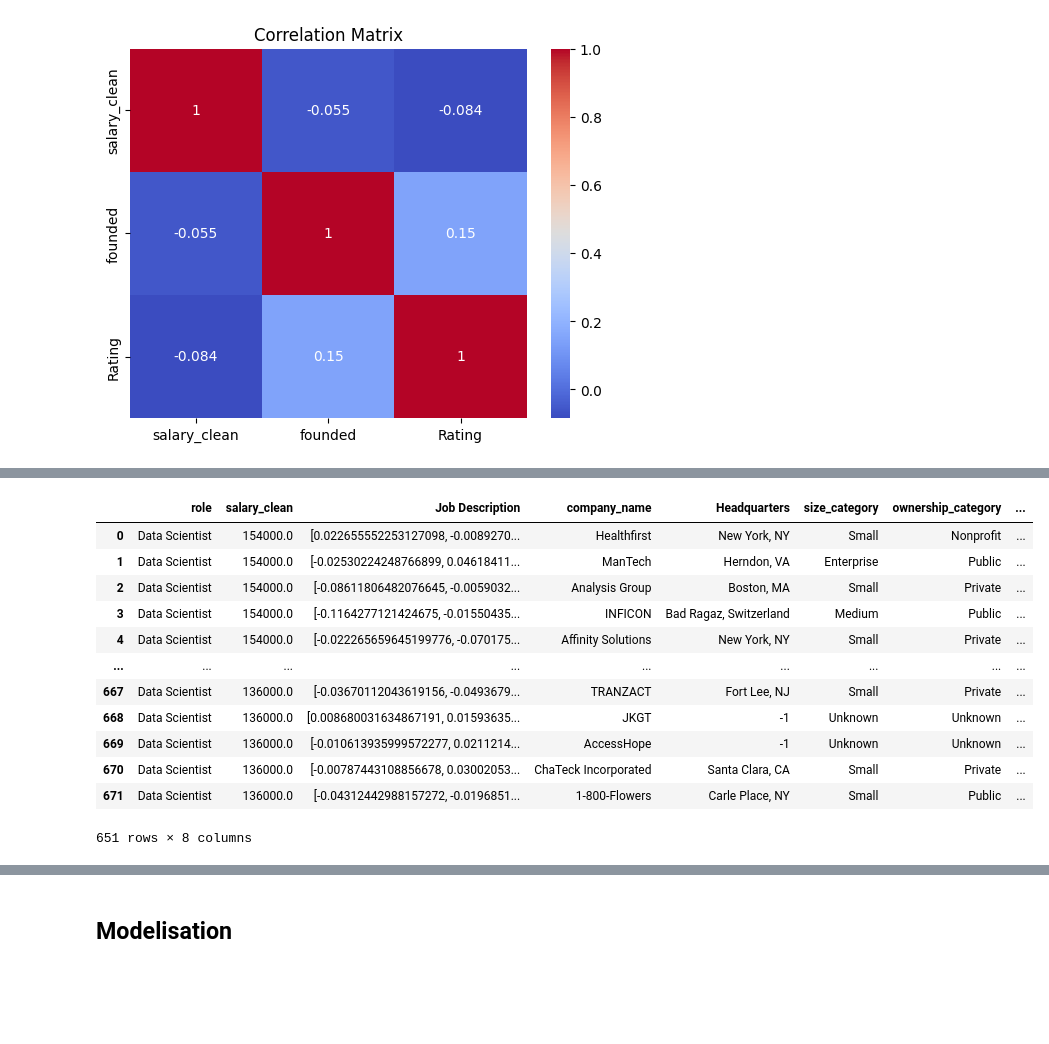
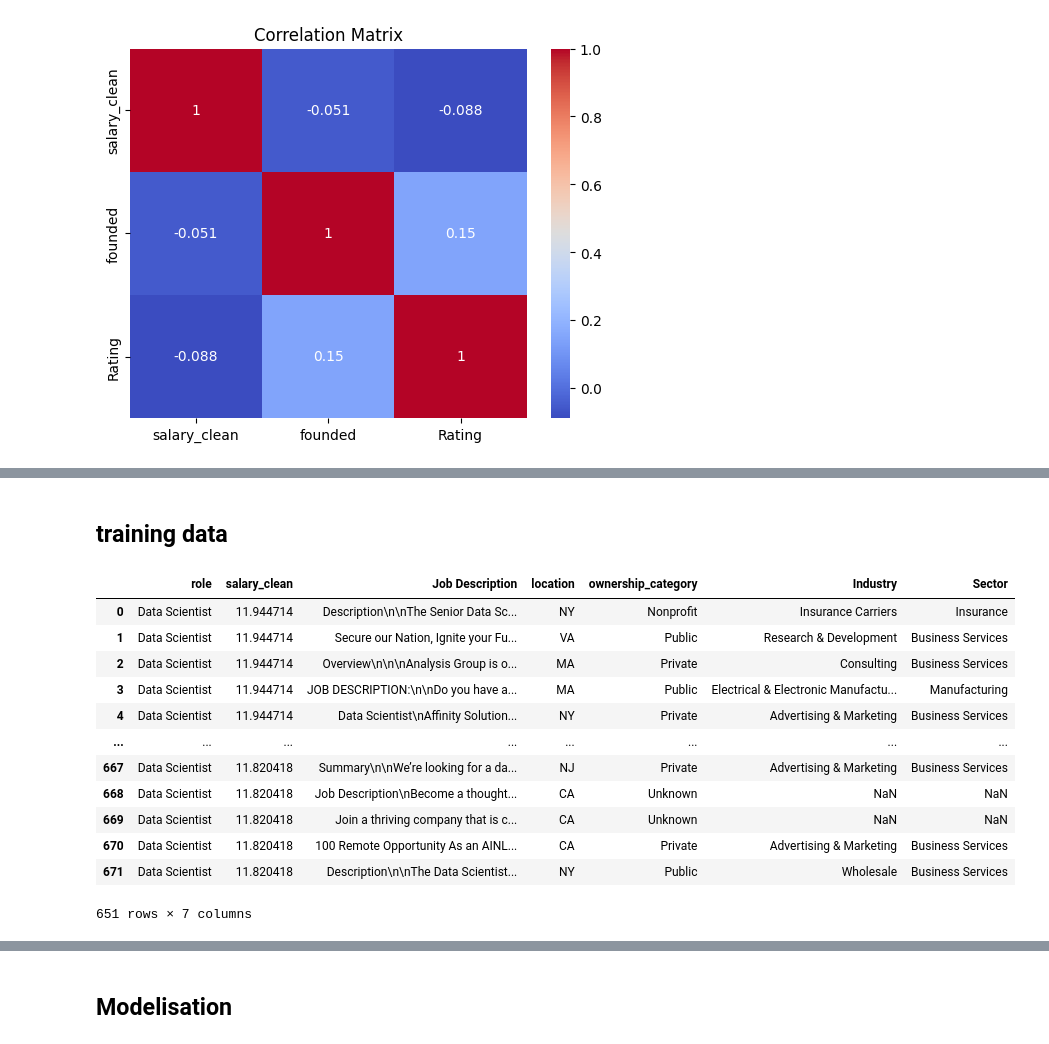
Before and after one commit to elhidarinouhayla/HR-Pulse, a Jupyter notebook: backend/ml/eda.ipynb, the cells around one changed output, grey strips where cells are left out. Cells and saved outputs as stored; diff of their text form; code cells hidden in the pictures; blank space fills up the shorter version.

```diff
--- a/backend/ml/eda.ipynb
+++ b/backend/ml/eda.ipynb
@@ -180,6 +180,9 @@ plt.show()
 df = df[(df["salary_clean"] >= 5000) &
         (df["salary_clean"] <= 200000)
 ]
+# %%
+import numpy as np
+df["salary_clean"] = np.log1p(df["salary_clean"])
 # %% [markdown]
 ## Company Name
 # %%
@@ -310,3 +315,8 @@ df[['Job Title', 'role']].head()
+# %%
+import numpy as np
+
+df["Industry"] = df["Industry"].replace("-1", np.nan)
+df["Sector"] = df["Sector"].replace("-1", np.nan)
 # %% [markdown]
 ## Revenue
 # %%
@@ -384,7 +394,7 @@ model = load_embedding_model()
 
 job_description = df["Job Description"].tolist()
 embeddings = generate_embedding(model, job_description)
-df["Job Description"] = embeddings.tolist()
+# df["Job Description"] = embeddings.tolist()
 # %% [output]
 Warning: You are sending unauthenticated requests to the HF Hub. Please set a HF_TOKEN to enable higher rate limits and faster downloads.
 BertModel LOAD REPORT from: sentence-transformers/all-MiniLM-L6-v2
@@ -537,2 +558,4 @@ col_cat = [
+# %% [markdown]
+## training data
 # %%
-df_cleaned = df_cleaned.drop(columns=['founded', 'Rating', 'competitors', 'revenue_category', 'location', 'Industry'])
+df_clean = df_cleaned.drop(columns=['founded', 'Rating', 'company_name',  'size_category', 'revenue_category', 'Headquarters', 'competitors'])
@@ -539,16 +570,16 @@ df_cleaned = df_cleaned.drop(columns=['founded', 'Rating', 'competitors', 'reven
 # %%
-df_cleaned
+df_clean
 # %% [output]
-|  | role | salary_clean | Job Description | company_name | Headquarters | size_category | ownership_category | ... |
-| 0 | Data Scientist | 154000.0 | [0.022655552253127098, -0.0089270... | Healthfirst | New York, NY | Small | Nonprofit | ... |
-| 1 | Data Scientist | 154000.0 | [-0.02530224248766899, 0.04618411... | ManTech | Herndon, VA | Enterprise | Public | ... |
-| 2 | Data Scientist | 154000.0 | [-0.08611806482076645, -0.0059032... | Analysis Group | Boston, MA | Small | Private | ... |
-| 3 | Data Scientist | 154000.0 | [-0.1164277121424675, -0.01550435... | INFICON | Bad Ragaz, Switzerland | Medium | Public | ... |
-| 4 | Data Scientist | 154000.0 | [-0.022265659645199776, -0.070175... | Affinity Solutions | New York, NY | Small | Private | ... |
-| ... | ... | ... | ... | ... | ... | ... | ... | ... |
-| 667 | Data Scientist | 136000.0 | [-0.03670112043619156, -0.0493679... | TRANZACT | Fort Lee, NJ | Small | Private | ... |
-| 668 | Data Scientist | 136000.0 | [0.008680031634867191, 0.01593635... | JKGT | -1 | Unknown | Unknown | ... |
-| 669 | Data Scientist | 136000.0 | [-0.010613935999572277, 0.0211214... | AccessHope | -1 | Unknown | Unknown | ... |
-| 670 | Data Scientist | 136000.0 | [-0.00787443108856678, 0.03002053... | ChaTeck Incorporated | Santa Clara, CA | Small | Private | ... |
-| 671 | Data Scientist | 136000.0 | [-0.04312442988157272, -0.0196851... | 1-800-Flowers | Carle Place, NY | Small | Public | ... |
+|  | role | salary_clean | Job Description | location | ownership_category | Industry | Sector |
+| 0 | Data Scientist | 11.944714 | Description\n\nThe Senior Data Sc... | NY | Nonprofit | Insurance Carriers | Insurance |
+| 1 | Data Scientist | 11.944714 | Secure our Nation, Ignite your Fu... | VA | Public | Research & Development | Business Services |
+| 2 | Data Scientist | 11.944714 | Overview\n\n\nAnalysis Group is o... | MA | Private | Consulting | Business Services |
+| 3 | Data Scientist | 11.944714 | JOB DESCRIPTION:\n\nDo you have a... | MA | Public | Electrical & Electronic Manufactu... | Manufacturing |
+| 4 | Data Scientist | 11.944714 | Data Scientist\nAffinity Solution... | NY | Private | Advertising & Marketing | Business Services |
+| ... | ... | ... | ... | ... | ... | ... | ... |
+| 667 | Data Scientist | 11.820418 | Summary\n\nWe’re looking for a da... | NJ | Private | Advertising & Marketing | Business Services |
+| 668 | Data Scientist | 11.820418 | Job Description\nBecome a thought... | CA | Unknown | NaN | NaN |
+| 669 | Data Scientist | 11.820418 | Join a thriving company that is c... | CA | Unknown | NaN | NaN |
+| 670 | Data Scientist | 11.820418 | 100 Remote Opportunity As an AINL... | CA | Private | Advertising & Marketing | Business Services |
+| 671 | Data Scientist | 11.820418 | Description\n\nThe Data Scientist... | NY | Public | Wholesale | Business Services |
-651 rows × 8 columns
+651 rows × 7 columns
```
Also changed, not shown: parts of 21 cells of this notebook.
